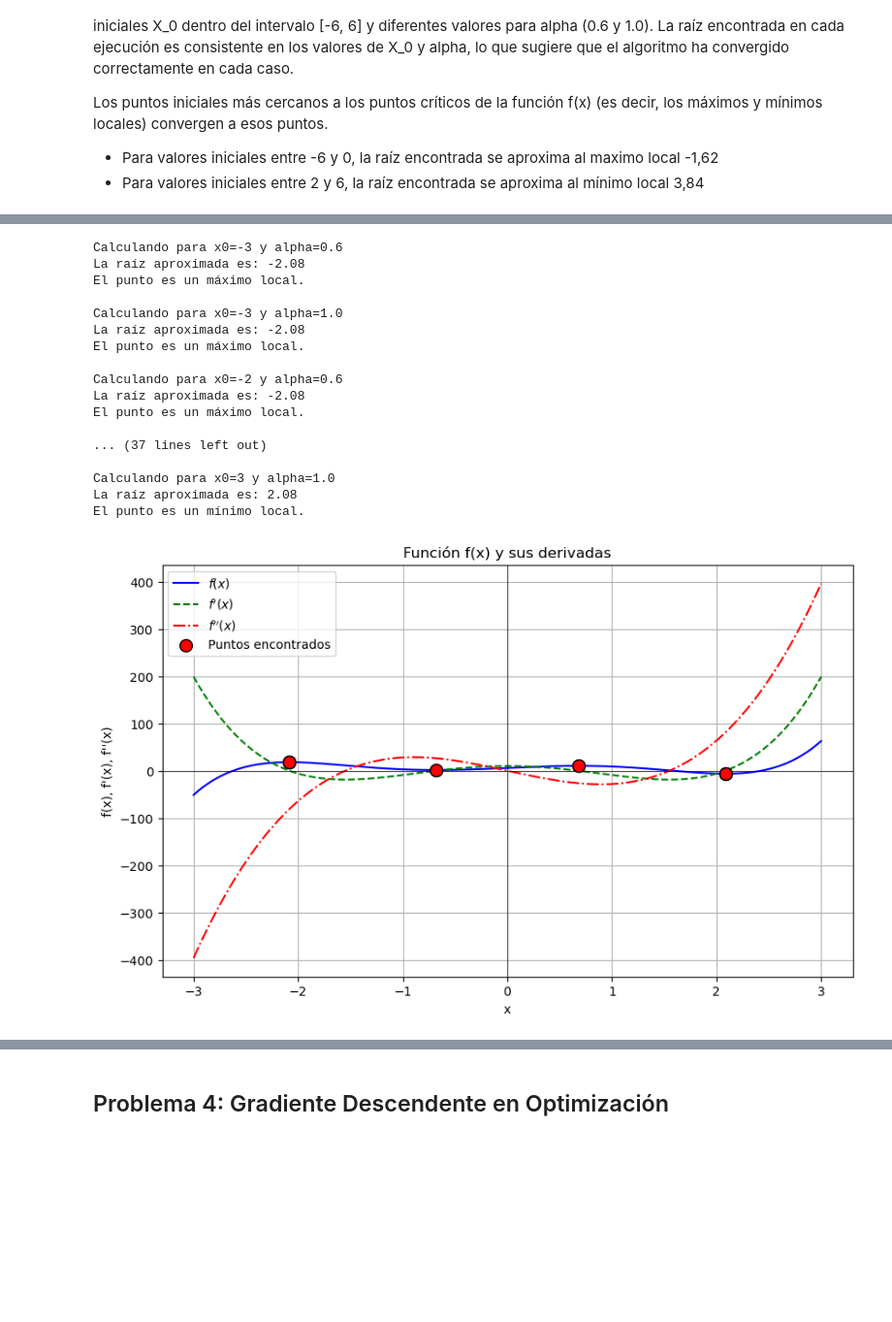
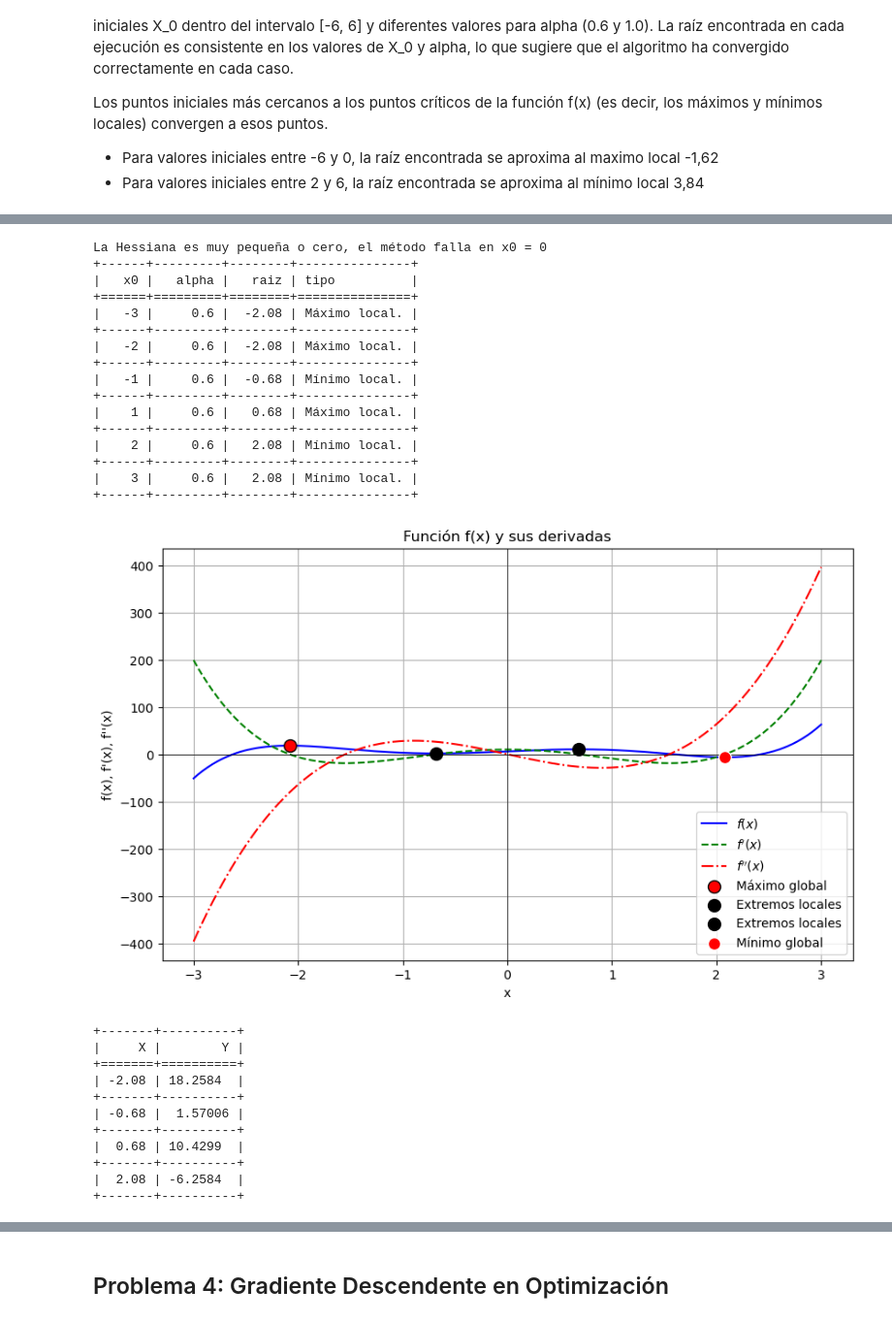
Before and after one commit to SamuelHernandez5/MOS-Actividades, a Jupyter notebook: Labs/Lab3/lab3.ipynb, the cells around one changed output, grey strips where cells are left out. Shown at 97% size. Drawn from its saved outputs; the diff is of its cells as text; code cells hidden in the pictures; blank space fills up the shorter version.

Commit message:
analisis 2 y correción de graficas

```diff
--- a/Labs/Lab3/lab3.ipynb
+++ b/Labs/Lab3/lab3.ipynb
@@ -148,56 +200,51 @@ Los puntos iniciales más cercanos a los puntos críticos de la función f(x) (e
 # %%
 x = sp.symbols('x')
 a = 1
 b = 0
 c = -8
 d = 0
 e = 10
 g = 6
 # Función de tercer grado
 f2 = a*x**5 + b*x**4 + c*x**3 + d*x**2 + e*x + g
 
 # f'(x) Derivada
 f_prima = sp.diff(f2,x)
 # f''(x) Segunda derivada
 f_doble_prima = sp.diff(f_prima, x)
 
 # Funciones numericas
 f_func = sp.lambdify(x, f2, 'numpy')
 f_derivada = sp.lambdify(x, f_prima, 'numpy')
 f_segunda_derivada = sp.lambdify(x, f_doble_prima, 'numpy')
 
-# Experimentar con diferentes valores iniciales en el intervalo [-4, 4]
-valores_iniciales = [-3, -2, -1, 0, 1, 2, 3]
-valores_alpha = [0.6, 1.0]  # Probar diferentes valores de alpha
-puntos_encontrados = []
-for x0 in valores_iniciales:
-    for alpha in valores_alpha:
-        print(f"\nCalculando para x0={x0} y alpha={alpha}")
-        x_k = newton_raphson(f_derivada, f_segunda_derivada, x0, alpha=alpha)
-        if x_k is not None:
-            print(f"La raíz aproximada es: {round(x_k, 2)}")
-            print(caracterizacion_extremo(f_segunda_derivada, x_k))
-        if x_k not in puntos_encontrados and x_k is not None:
-            puntos_encontrados.append(x_k)
-
-
-graficar_funcion(f_func, f_derivada, f_segunda_derivada, puntos_encontrados, 3)
+analizar_convergencia_y_graficar(f_func, f_derivada, f_segunda_derivada, [-3, -2, -1, 0, 1, 2, 3], [0.6], 3)
 # %% [output]
-Calculando para x0=-3 y alpha=0.6
-La raíz aproximada es: -2.08
-El punto es un máximo local.
-
-Calculando para x0=-3 y alpha=1.0
-La raíz aproximada es: -2.08
-El punto es un máximo local.
-
-Calculando para x0=-2 y alpha=0.6
-La raíz aproximada es: -2.08
-El punto es un máximo local.
-
-... (37 lines left out)
-
-Calculando para x0=3 y alpha=1.0
-La raíz aproximada es: 2.08
-El punto es un mínimo local.
+La Hessiana es muy pequeña o cero, el método falla en x0 = 0
++------+---------+--------+---------------+
+|   x0 |   alpha |   raiz | tipo          |
++======+=========+========+===============+
+|   -3 |     0.6 |  -2.08 | Máximo local. |
++------+---------+--------+---------------+
+|   -2 |     0.6 |  -2.08 | Máximo local. |
++------+---------+--------+---------------+
+|   -1 |     0.6 |  -0.68 | Mínimo local. |
++------+---------+--------+---------------+
+|    1 |     0.6 |   0.68 | Máximo local. |
++------+---------+--------+---------------+
+|    2 |     0.6 |   2.08 | Mínimo local. |
++------+---------+--------+---------------+
+|    3 |     0.6 |   2.08 | Mínimo local. |
++------+---------+--------+---------------+
-[figure, old version]
+[figure, new version]
++-------+----------+
+|     X |        Y |
++=======+==========+
+| -2.08 | 18.2584  |
++-------+----------+
+| -0.68 |  1.57006 |
++-------+----------+
+|  0.68 | 10.4299  |
++-------+----------+
+|  2.08 | -6.2584  |
++-------+----------+
```
Also changed, not shown: parts of 10 cells of this notebook.
